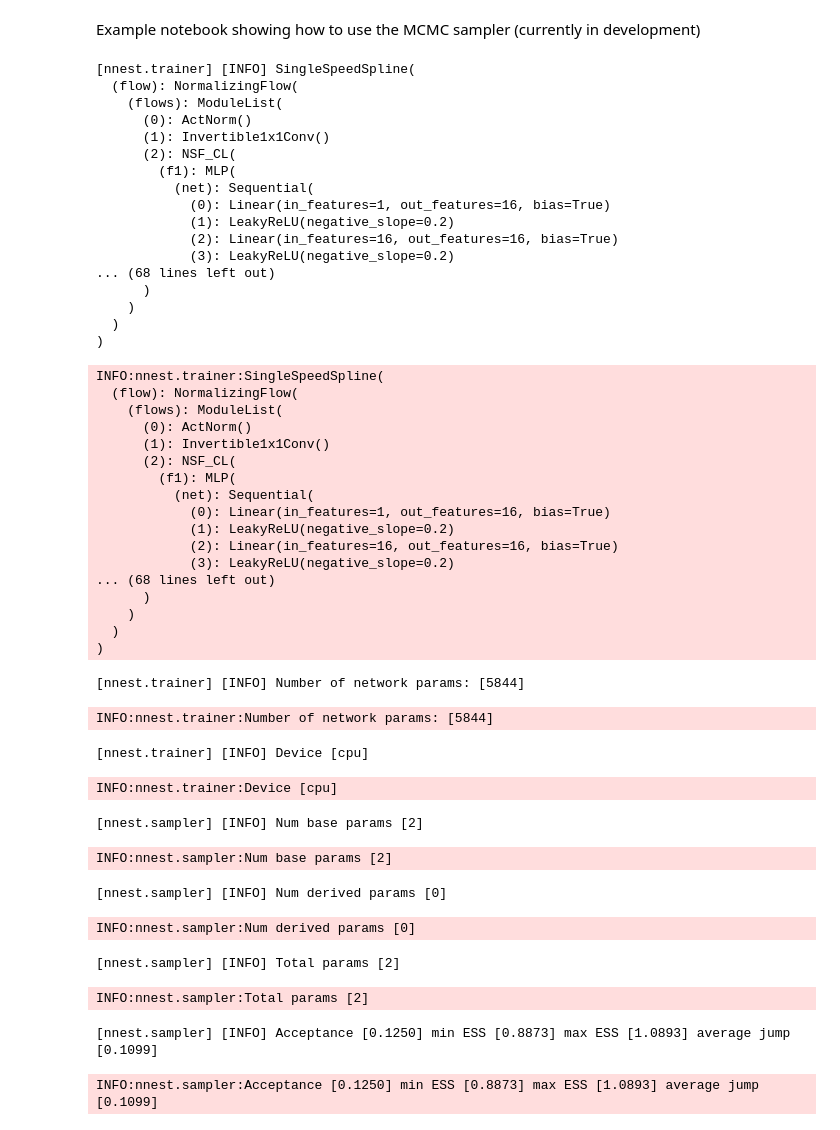
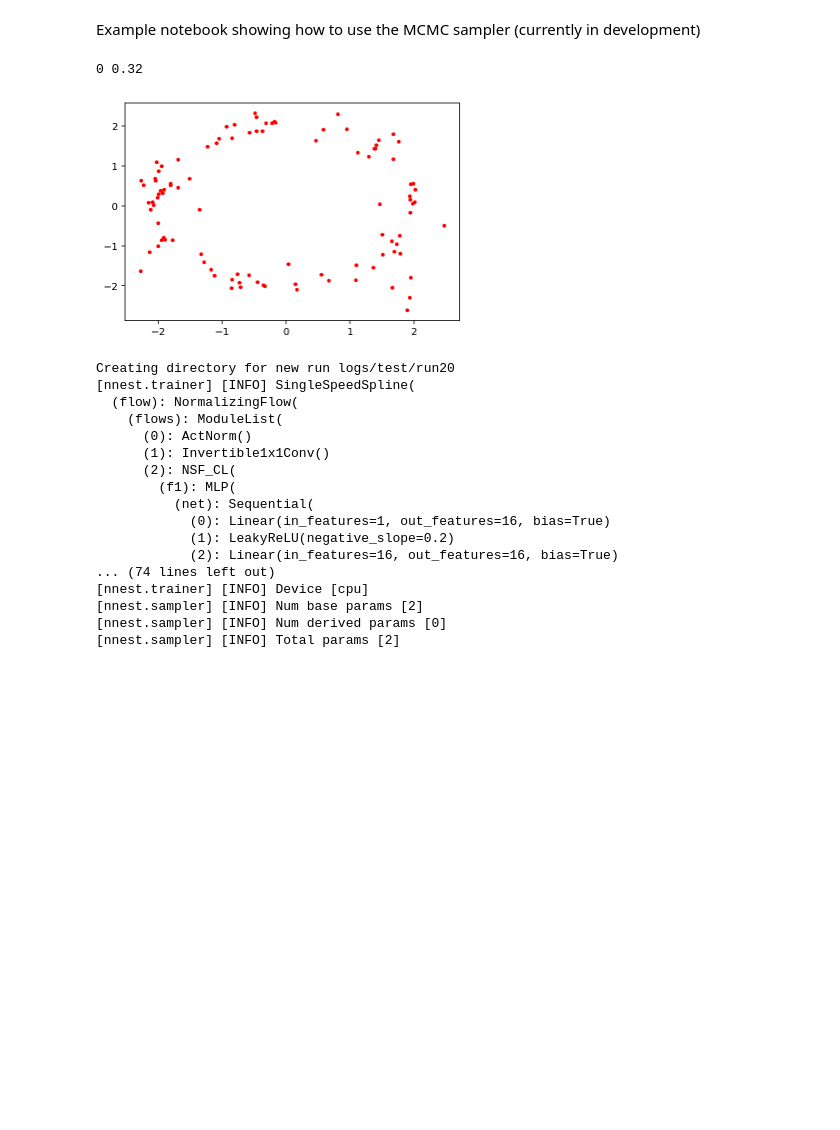
Before and after one commit to adammoss/nnest, a Jupyter notebook: examples/mcmc/example.ipynb, the cells around one changed output. Cells and saved outputs as stored; diff of their text form; code cells hidden in the pictures; blank space fills up the shorter version.

Commit message:
Emcee sample

```diff
--- a/examples/mcmc/example.ipynb
+++ b/examples/mcmc/example.ipynb
@@ -40,6 +44,25 @@ like = GaussianShell(2)
+# %%
+num_walkers = 100
+# %%
+sampler = emcee.EnsembleSampler(num_walkers, like.x_dim, transformed_loglike)
+# %%
+state = prior.sample(num_walkers)
+# %%
+for i in range(10):
+    state = sampler.run_mcmc(state, 1)
+    if i % 10 == 0:
+        print(i, np.mean(sampler.acceptance_fraction))
+# %% [output]
+0 0.32
+# %%
+plt.scatter(state.coords[:,0], state.coords[:,1], s=8, color='r')
+plt.show()
+# %% [output]
+[figure, added]
 # %%
-sampler = MCMCSampler(like.x_dim, like, hidden_dim=16, num_blocks=3, flow='spline', prior=prior, run_num=1)
+sampler = MCMCSampler(like.x_dim, like, hidden_dim=16, num_blocks=3, flow='spline', prior=prior)
 # %% [output]
+Creating directory for new run logs/test/run20
 [nnest.trainer] [INFO] SingleSpeedSpline(
   (flow): NormalizingFlow(
     (flows): ModuleList(
@@ -51,41 +74,8 @@ sampler = MCMCSampler(like.x_dim, like, hidden_dim=16, num_blocks=3, flow='splin
             (0): Linear(in_features=1, out_features=16, bias=True)
             (1): LeakyReLU(negative_slope=0.2)
             (2): Linear(in_features=16, out_features=16, bias=True)
-            (3): LeakyReLU(negative_slope=0.2)
-... (68 lines left out)
-      )
-    )
-  )
-)
+... (74 lines left out)
+[nnest.trainer] [INFO] Device [cpu]
+[nnest.sampler] [INFO] Num base params [2]
+[nnest.sampler] [INFO] Num derived params [0]
+[nnest.sampler] [INFO] Total params [2]
-INFO:nnest.trainer:SingleSpeedSpline(
-  (flow): NormalizingFlow(
-    (flows): ModuleList(
-      (0): ActNorm()
-      (1): Invertible1x1Conv()
-      (2): NSF_CL(
-        (f1): MLP(
-          (net): Sequential(
-            (0): Linear(in_features=1, out_features=16, bias=True)
-            (1): LeakyReLU(negative_slope=0.2)
-            (2): Linear(in_features=16, out_features=16, bias=True)
-            (3): LeakyReLU(negative_slope=0.2)
-... (68 lines left out)
-      )
-    )
-  )
-)
-[nnest.trainer] [INFO] Number of network params: [5844]
-INFO:nnest.trainer:Number of network params: [5844]
-[nnest.trainer] [INFO] Device [cpu]
-INFO:nnest.trainer:Device [cpu]
-[nnest.sampler] [INFO] Num base params [2]
-INFO:nnest.sampler:Num base params [2]
-[nnest.sampler] [INFO] Num derived params [0]
-INFO:nnest.sampler:Num derived params [0]
-[nnest.sampler] [INFO] Total params [2]
-INFO:nnest.sampler:Total params [2]
-# %%
-init_samples, loglikes = sampler.init_samples(num_chains=20, mcmc_steps=50, propose_scale=1.0, temperature=1.0, burn_in=50)
-# %% [output]
-[nnest.sampler] [INFO] Acceptance [0.1250] min ESS [0.8873] max ESS [1.0893] average jump [0.1099]
-INFO:nnest.sampler:Acceptance [0.1250] min ESS [0.8873] max ESS [1.0893] average jump [0.1099]
```
Also changed, not shown: parts of 23 cells of this notebook, 6 other files.
